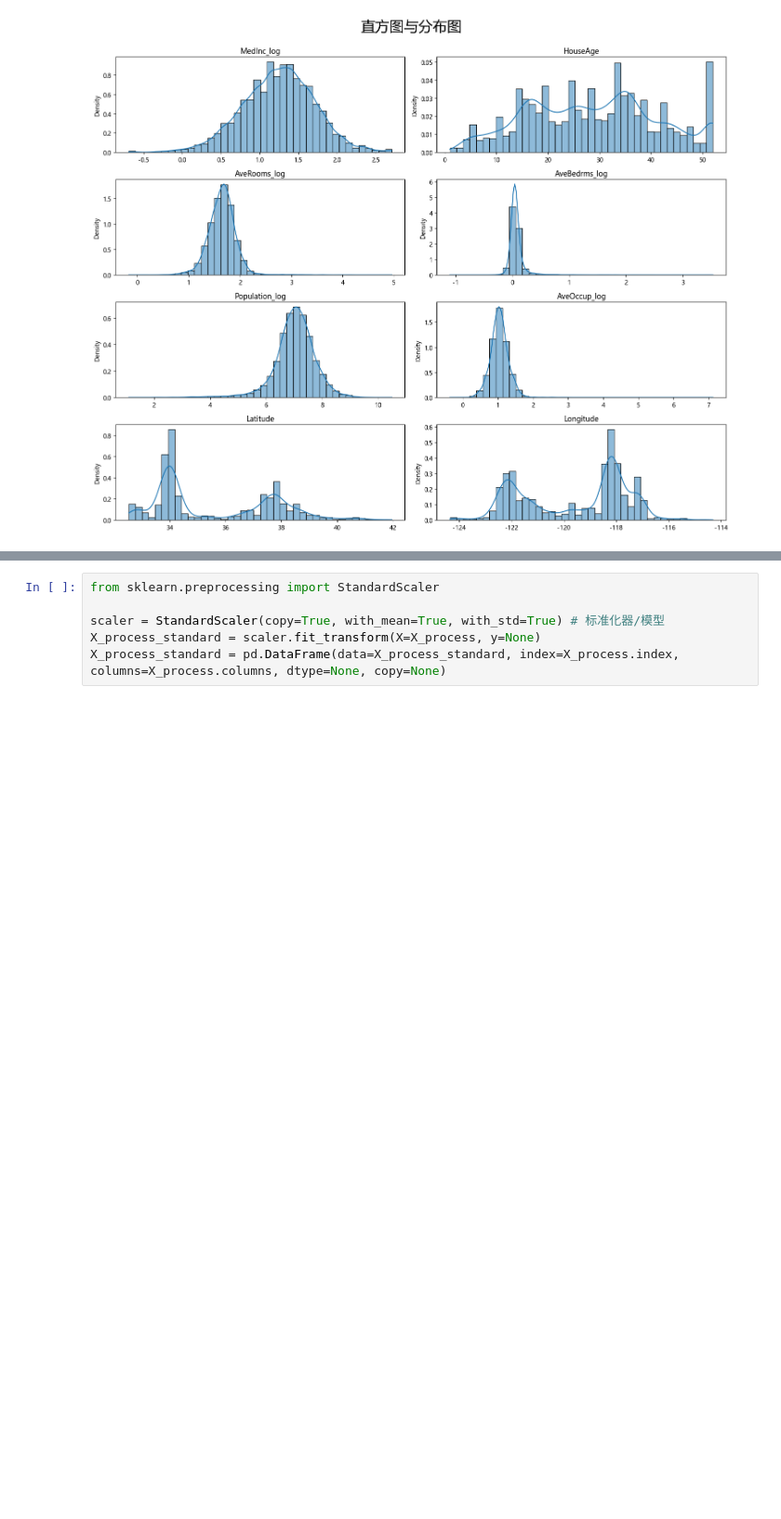
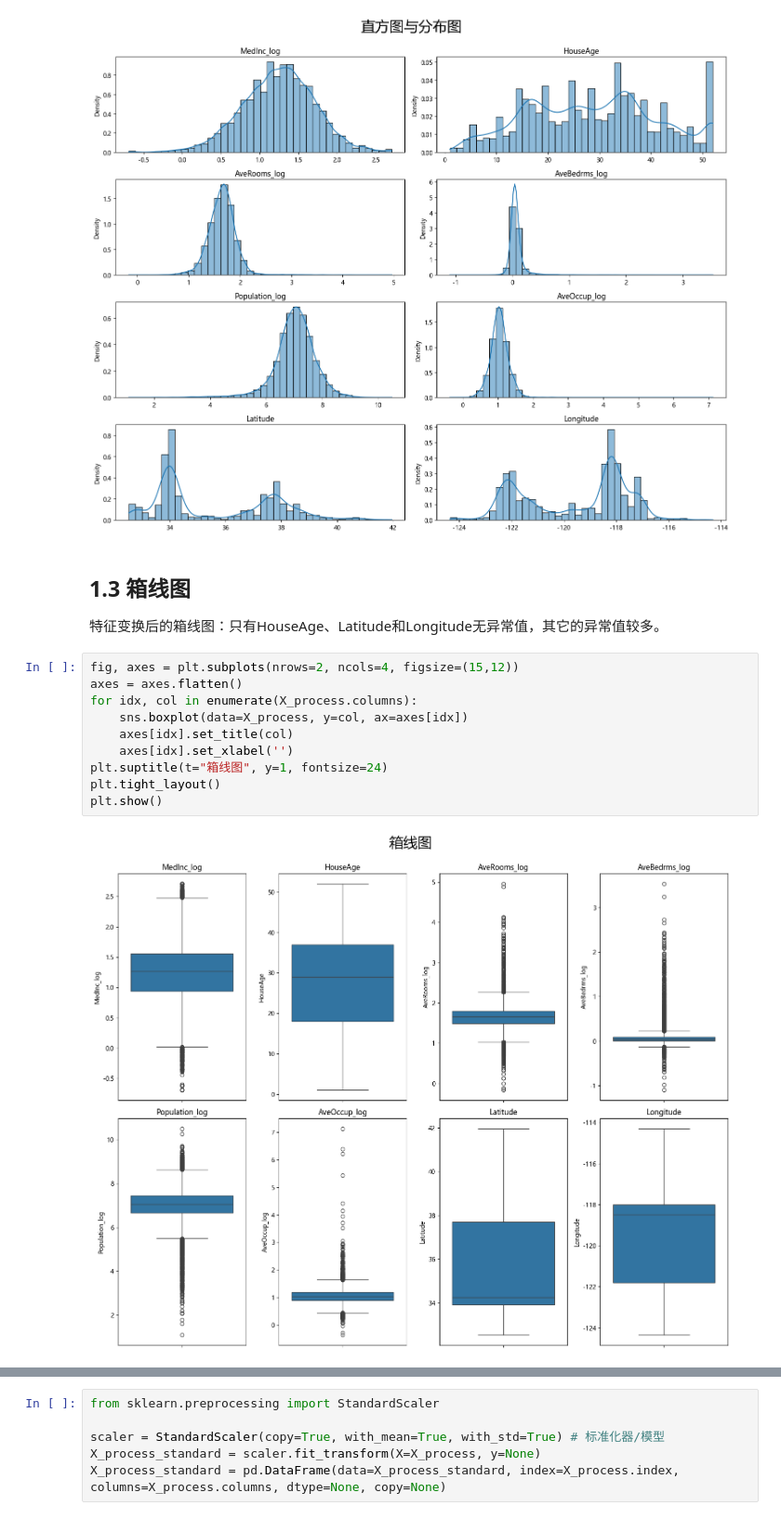
Before and after one commit to chayitian/analyze_california_housing, a Jupyter notebook: analyze/0Analyze_v1.ipynb, the cells around one changed output, grey strips where cells are left out. Shown at 93% size. Drawn from its saved outputs; the diff is of its cells as text; blank space fills up the shorter version.

```diff
--- a/analyze/0Analyze_v1.ipynb
+++ b/analyze/0Analyze_v1.ipynb
@@ -81,3 +84,18 @@ plt.tight_layout()
 plt.show()
 # %% [output]
 [figure]
+# %% [markdown]
+## 1.3 箱线图
+特征变换后的箱线图：只有HouseAge、Latitude和Longitude无异常值，其它的异常值较多。
+# %%
+fig, axes = plt.subplots(nrows=2, ncols=4, figsize=(15,12))
+axes = axes.flatten()
+for idx, col in enumerate(X_process.columns):
+    sns.boxplot(data=X_process, y=col, ax=axes[idx])
+    axes[idx].set_title(col)
+    axes[idx].set_xlabel('')
+plt.suptitle(t="箱线图", y=1, fontsize=24)
+plt.tight_layout()
+plt.show()
+# %% [output]
+[figure, added]
```
Also changed, not shown: parts of 23 cells of this notebook, 2 other files.
